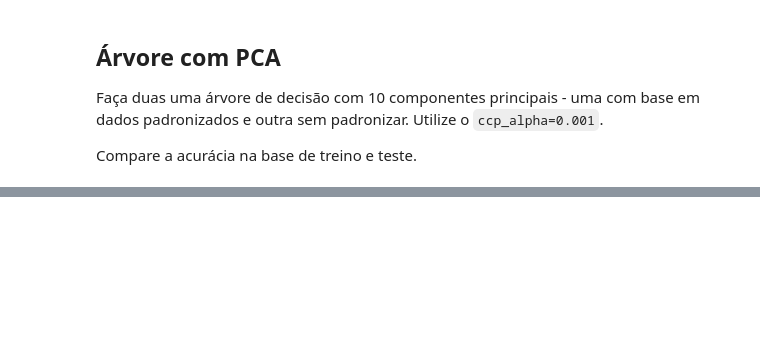
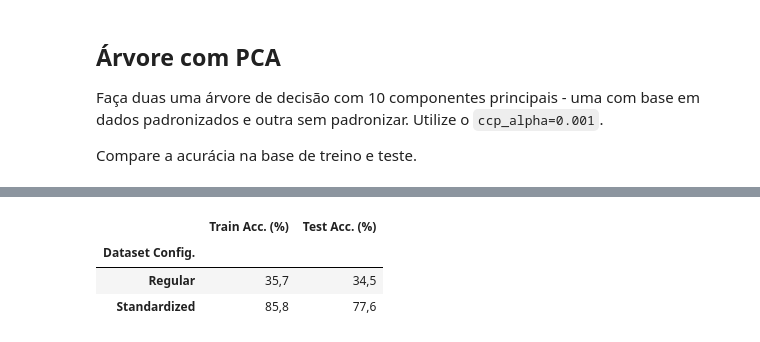
Before and after one commit to VictorLABR/stained-glass-project, a Jupyter notebook: VictorL_TAREFA 27 (pt.2).ipynb, the cells around one changed output, grey strips where cells are left out. Drawn from its saved outputs; the diff is of its cells as text; code cells hidden in the pictures; blank space fills up the shorter version.

```diff
--- a/VictorL_TAREFA 27 (pt.2).ipynb
+++ b/VictorL_TAREFA 27 (pt.2).ipynb
@@ -72,0 +168,43 @@ Compare a acurácia na base de treino e teste.
+# %%
+########## PERFORMING PCA WITH 10 COMPONENTS ##########
+
+pca_10 = PCA(n_components=10)
+
+X_train_pca = pca_10.fit_transform(X_train)
+X_test_pca = pca_10.transform(X_test)
+
+X_train_pca_std = pca_10.fit_transform(X_train_pad)
+X_test_pca_std = pca_10.transform(X_test_pad)
+
+########## CONSTRUCTING THE TREE ##########
+
+dt = DecisionTreeClassifier(ccp_alpha=0.001, random_state=42)
+
+########## TIMMING & TRAINING TREES ##########
+
+%time
+dt = dt.fit(X_train_pca, y_train)
+dt_std = dt.fit(X_train_pca_std, y_train)
+
+########## PREDICTING & EVALUATING ##########
+
+y_train_pred = dt.predict(X_train_pca)
+y_test_pred = dt.predict(X_test_pca)
+accuracy_train = accuracy_score(y_train, y_train_pred) * 100
+accuracy_test = accuracy_score(y_test, y_test_pred) * 100
+
+y_train_pred_std = dt_std.predict(X_train_pca_std)
+y_test_pred_std = dt_std.predict(X_test_pca_std)
+accuracy_train_std = accuracy_score(y_train, y_train_pred_std) * 100
+accuracy_test_std = accuracy_score(y_test, y_test_pred_std) * 100
+
+########## EXHIBITING THE DATA USING PANDAS ##########
+
+data = {'Dataset Config.': ['Regular', 'Standardized'],
+        'Train Acc. (%)': [accuracy_train, accuracy_train_std],
+        'Test Acc. (%)': [accuracy_test, accuracy_test_std]}
+
+df_resultados = pd.DataFrame(data)
+df_resultados.set_index('Dataset Config.', inplace=True)
+df_resultados.style.format(precision=1, decimal=',')
+# %% [output]
@@ -72,0 +212,4 @@ Compare a acurácia na base de treino e teste.
+|  | Train Acc. (%) | Test Acc. (%) |
+| Dataset Config. |  |  |
+| Regular | 35,7 | 34,5 |
+| Standardized | 85,8 | 77,6 |
```
Also changed, not shown: parts of 6 cells of this notebook.
